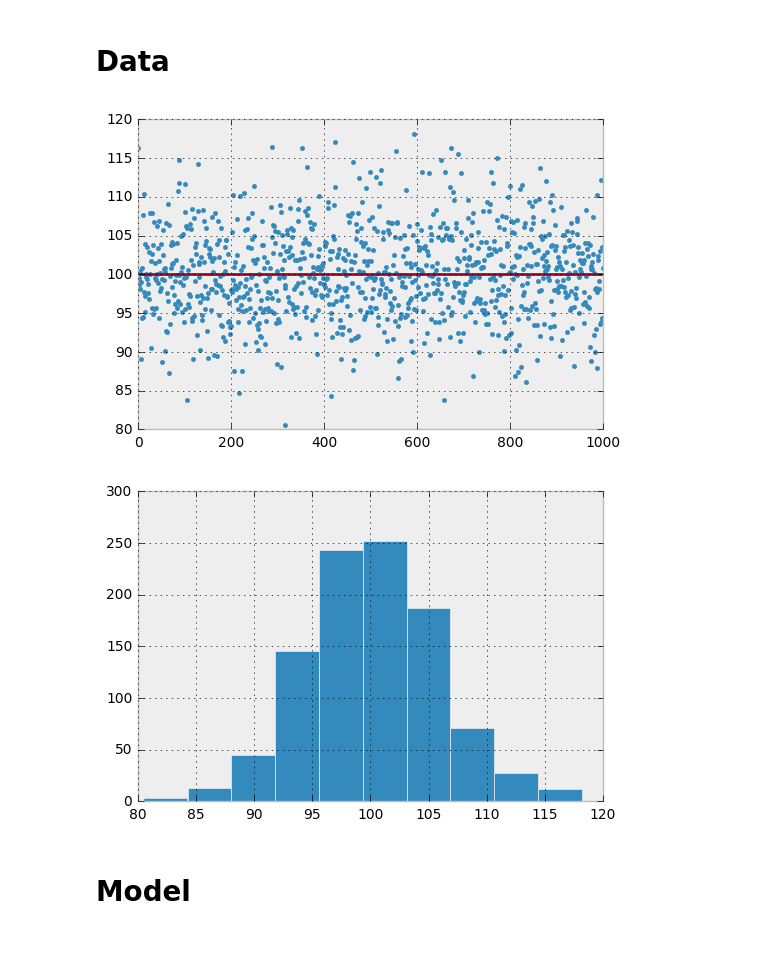
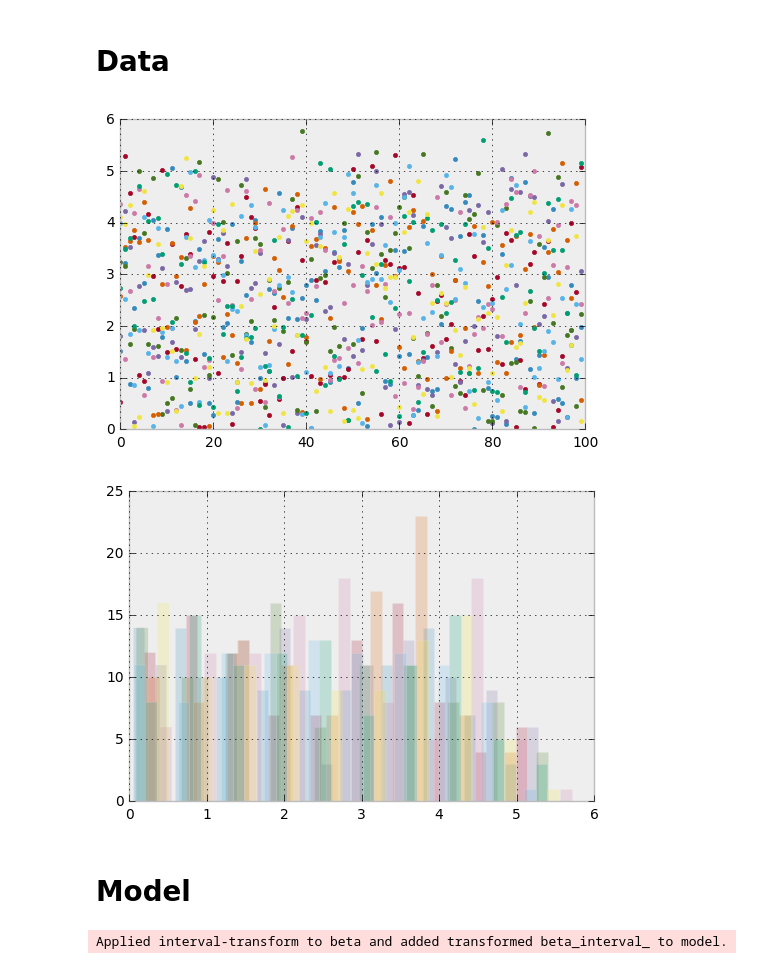
Before and after one commit to ct2034/miriam, a Jupyter notebook: learn/pyMC3/my_demo_gamma.ipynb, the cells around one changed output. Saved outputs shown, nothing was run; the diff lists cells and outputs as text; code cells hidden in the pictures.

```diff
--- a/learn/pyMC3/my_demo_gamma.ipynb
+++ b/learn/pyMC3/my_demo_gamma.ipynb
@@ -16,33 +17,40 @@ plt.style.use('bmh')
 # %% [markdown]
 # Data
 # %%
-x = np.arange(1000)
-y_mean = 100
-y_std = 300
-y_scale = y_mean/y_std
-y_shape = y_std
-y = np.random.gamma(scale=y_scale, shape=y_shape, size=len(x))
-plt.plot(x, y, '.',
-         x, np.ones(len(x))*y_mean)
+x = np.arange(100)
+n = 3
+y_mean = .5
+y_std = 2
+y_scale = y_mean**2/y_std
+y_shape = y_std/y_mean
+y = np.random.gamma(scale=y_scale, shape=y_shape, size=(len(x),n,n)) + 4
+y = y + np.array([np.random.random(size=(n,n)) for i in range(len(x))])
+y = y * np.array([np.random.random(size=(n,n)) for i in range(len(x))])
+for i in range(n):
+    plt.plot(x, y[:,:,i], '.')
 plt.figure()
-_ = plt.hist(y)
+bins = 10
+for i in range(n):
+    _ = plt.hist(y[:,:,i], bins=bins, alpha=.2)
 # %% [output]
-[figure, old version]
+[figure, new version]
-[figure, old version]
+[figure, new version]
 # %% [markdown]
 # Model
 # %%
-# an pyMC3 model ..
+# a pyMC3 model ..
 with pm.Model() as model:
     # starting with uniform distribution
-    mu = pm.Normal('mu', mu=1, sd=100)
-    sd = pm.Normal('sd', mu=1, sd=100)
+    alpha = pm.Normal('alpha', mu=8, sd=5, shape=(n,n))
+    beta = pm.Uniform('beta', lower=0, upper=1, shape=(n,n))
 
-    Y = pm.Gamma('Y', mu=mu, sd=sd, observed=y)
+    Y = pm.Gamma('Y', alpha=alpha, beta=beta, observed=y)
 
     start = pm.find_MAP()
     step = pm.NUTS()
 
-    trace = pm.sample(2000, step, start=start, progressbar=True)
+    trace = pm.sample(200, step, start=start, progressbar=True)
+# %% [output]
+Applied interval-transform to beta and added transformed beta_interval_ to model.
 # %%
 _ = pm.traceplot(trace,
```
Also changed, not shown: parts of 4 cells of this notebook.
